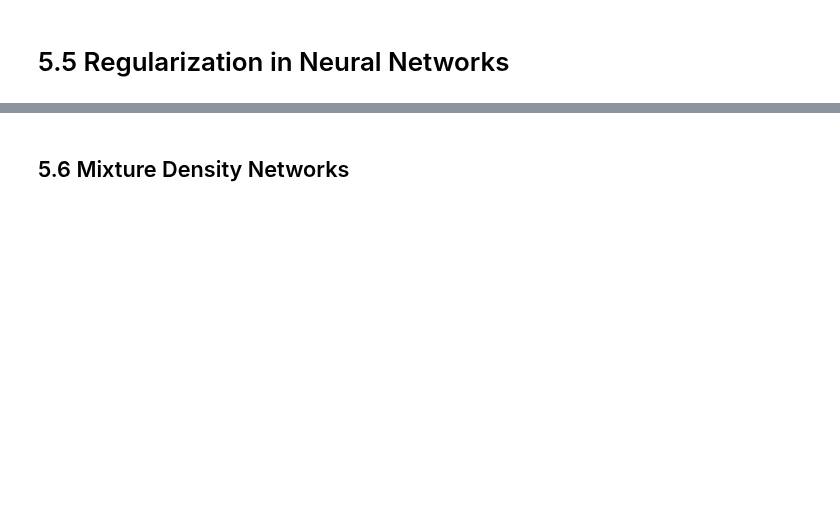
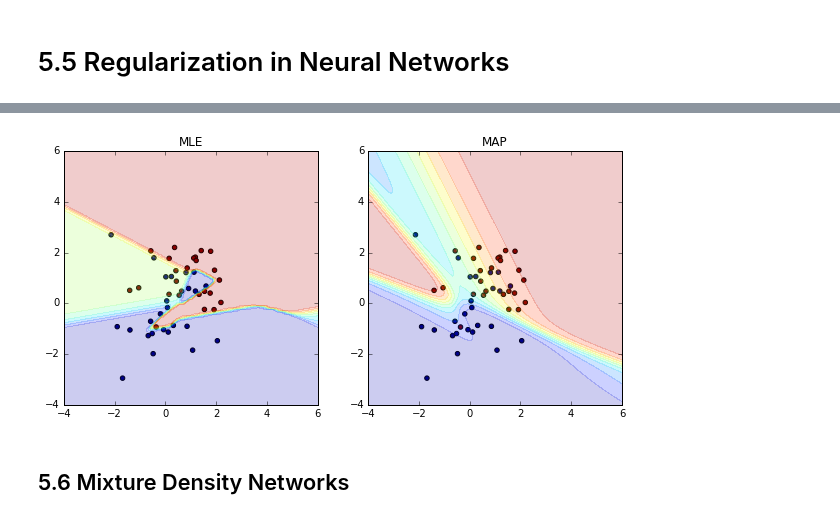
Before and after one commit to ctgk/PRML, a Jupyter notebook: ch05_Neural_Networks.ipynb, the cells around one changed output, grey strips where cells are left out. Drawn from its saved outputs; the diff is of its cells as text; code cells hidden in the pictures; blank space fills up the shorter version.

```diff
--- a/ch05_Neural_Networks.ipynb
+++ b/ch05_Neural_Networks.ipynb
@@ -124,3 +132,49 @@ plt.show()
+# %%
+def create_toy_data():
+    x0 = np.random.normal(size=50).reshape(-1, 2)
+    x1 = np.random.normal(size=50).reshape(-1, 2) + 1.
+    return np.concatenate([x0, x1]), np.concatenate([np.zeros(25), np.ones(25)]).astype(np.int)[:, None]
+
+x_train, y_train = create_toy_data()
+
+model = nn.NeuralNetwork([nn.MatMul(2, 4), nn.Add(4), nn.Tanh(), nn.MatMul(4, 1), nn.Add(1)], nn.SigmoidCrossEntropy())
+optimizer1 = nn.GradientDescent(model, 1e-3)
+
+a = 1e-1
+layers = [
+    nn.MatMul(2, 4, alpha=a),
+    nn.Add(4, alpha=a),
+    nn.Tanh(),
+    nn.MatMul(4, 1, alpha=a),
+    nn.Add(1, alpha=a)]
+model_regularized = nn.NeuralNetwork(layers, nn.SigmoidCrossEntropy())
+optimizer2 = nn.GradientDescent(model_regularized, 1e-3)
+for i in range(100000):
+    optimizer1.update(x_train, y_train)
+    optimizer2.update(x_train, y_train)
+# %%
+x0, x1 = np.meshgrid(np.linspace(-4, 6, 100), np.linspace(-4, 6, 100))
+x = np.array([x0, x1]).reshape(2, -1).T
+
+levels = np.linspace(0, 1, 11)
+plt.figure(figsize=(10, 5))
+plt.subplot(1, 2, 1)
+plt.scatter(x_train[:, 0], x_train[:, 1], c=y_train)
+plt.contourf(x0, x1, model.forward(x).reshape(100, 100), levels, alpha=0.2)
+plt.xlim(-4, 6)
+plt.ylim(-4, 6)
+plt.gca().set_aspect('equal', adjustable='box')
+plt.title("MLE")
+plt.subplot(1, 2, 2)
+plt.scatter(x_train[:, 0], x_train[:, 1], c=y_train)
+plt.contourf(x0, x1, model_regularized.forward(x).reshape(100, 100), levels, alpha=0.2)
+plt.xlim(-4, 6)
+plt.ylim(-4, 6)
+plt.gca().set_aspect('equal', adjustable='box')
+plt.title("MAP")
+plt.show()
+# %% [output]
+[figure, added]
 # %% [markdown]
 ## 5.6 Mixture Density Networks
 # %%
```
Also changed, not shown: parts of 7 cells of this notebook, 1 other file.
